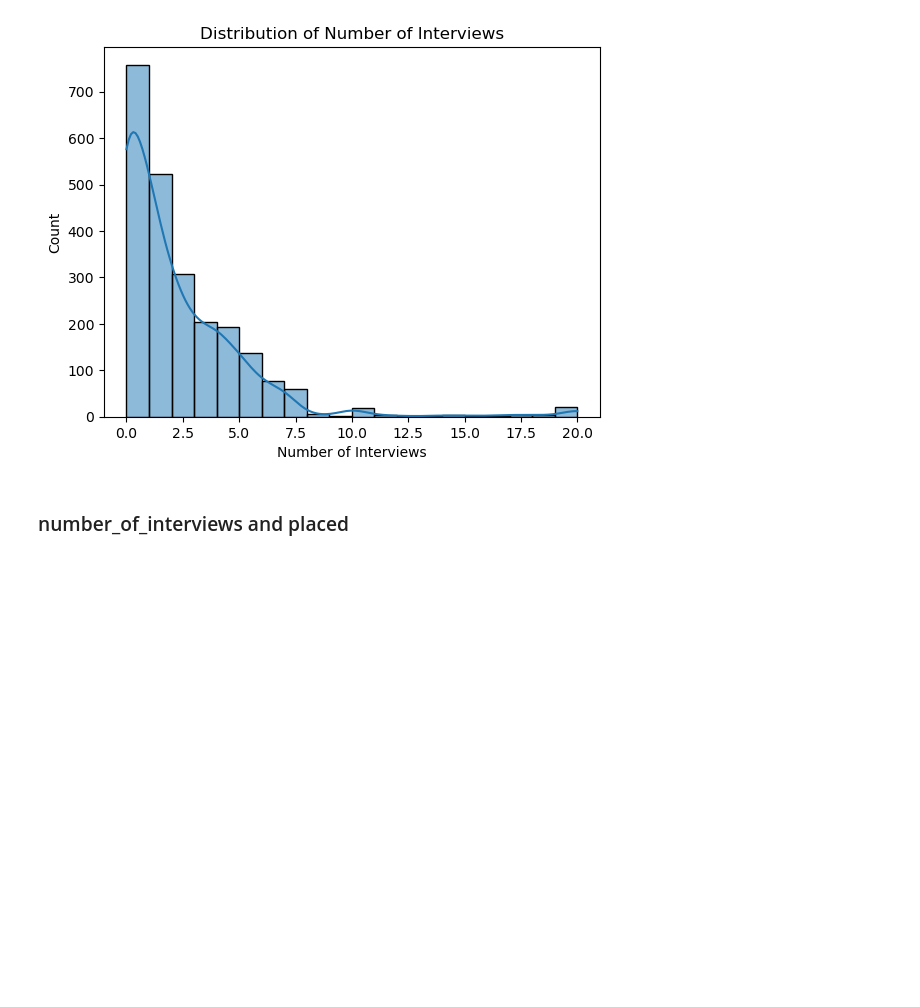
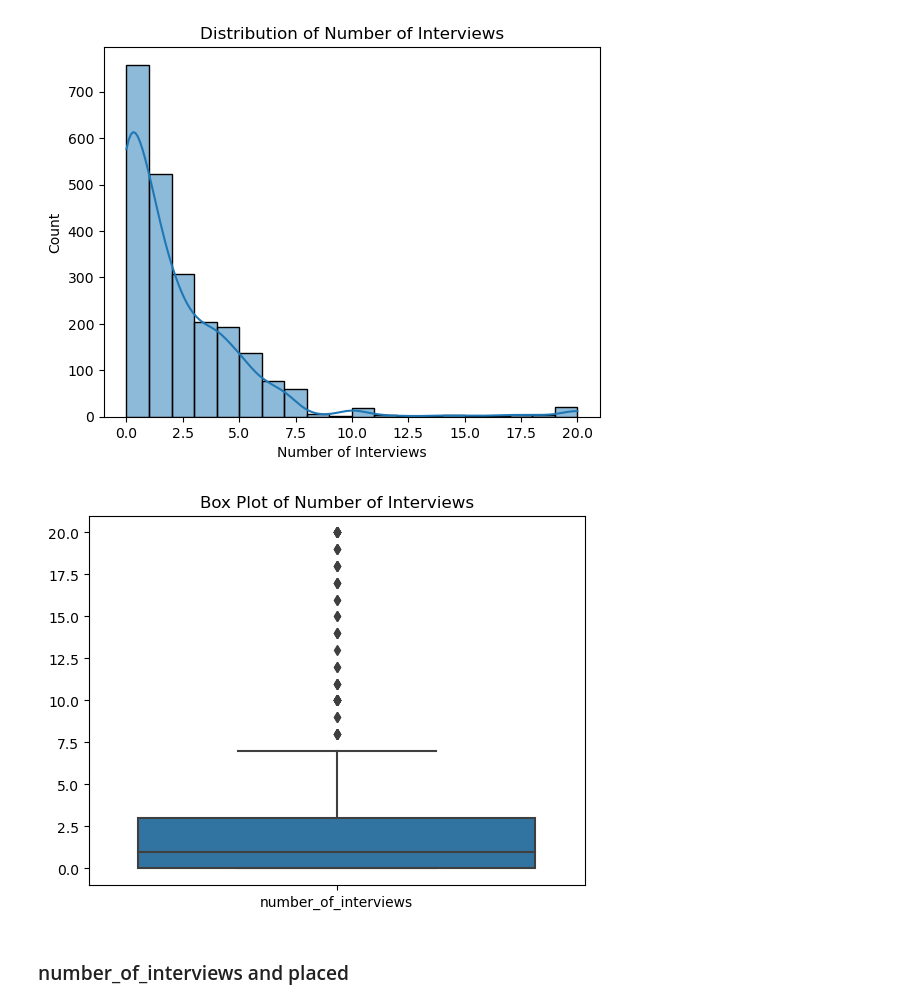
Before and after one commit to ilish65/Pathrise_project, a Jupyter notebook: visualization_pathrise.ipynb, the cells around one changed output. Cells and saved outputs as stored; diff of their text form; code cells hidden in the pictures; blank space fills up the shorter version.

Commit message:
update in visualizations

```diff
--- a/visualization_pathrise.ipynb
+++ b/visualization_pathrise.ipynb
@@ -440,6 +440,18 @@ plt.title('Distribution of Number of Interviews')
 plt.show()
 # %% [output]
 [figure]
+# %%
+data = df[['number_of_interviews']]
+
+# Create a box plot
+sns.boxplot(data=data)
+
+plt.title('Box Plot of Number of Interviews')
+
+# Show the plot
+plt.show()
+# %% [output]
+[figure, added]
 # %% [markdown]
 ### number_of_interviews and placed
 # %%
```
Also changed, not shown: parts of 17 cells of this notebook.
